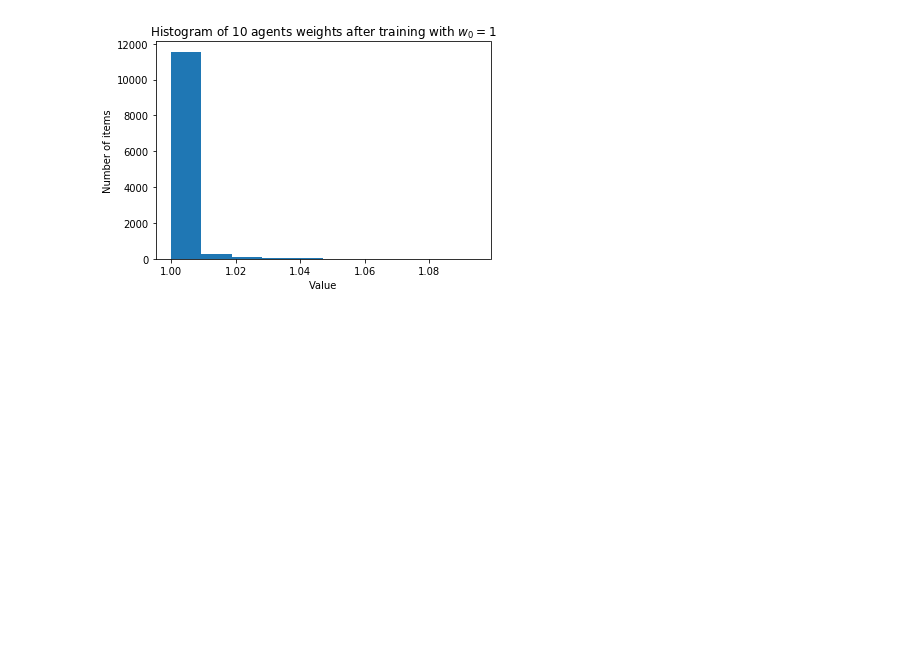
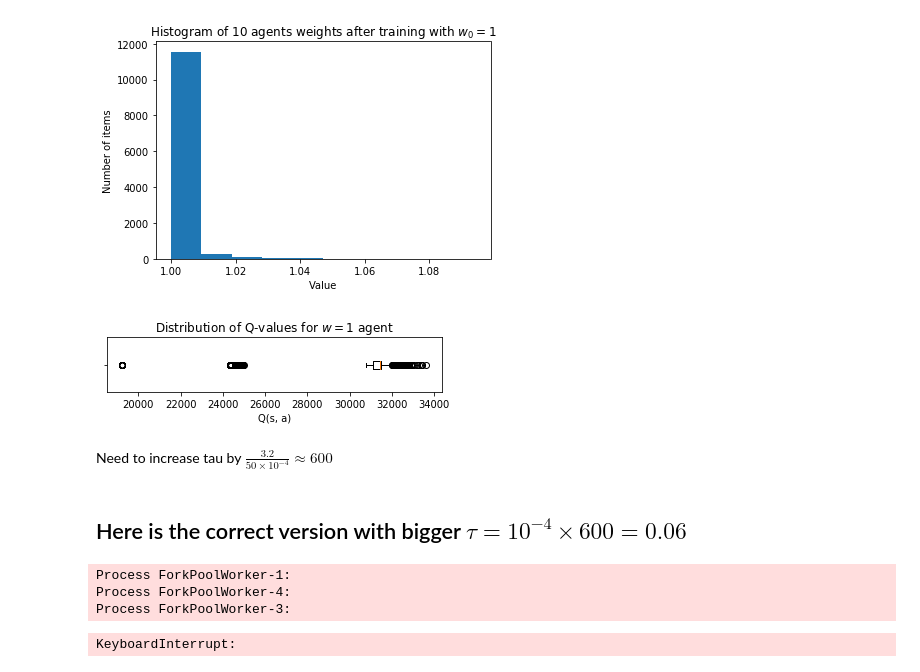
Before and after one commit to sergeivolodin/MountainCarRL, a Jupyter notebook: Sergei/weight_initialization.ipynb, the cells around one changed output. Drawn from its saved outputs; the diff is of its cells as text; code cells hidden in the pictures; blank space fills up the shorter version.

Commit message:
Add README. Add get_Q_matrix; Add weight init

```diff
--- a/Sergei/weight_initialization.ipynb
+++ b/Sergei/weight_initialization.ipynb
@@ -59,3 +59,62 @@ plt.hist(np.array([agent.w.flatten() for agent in results_weights1.values()]).fl
 plt.show()
 # %% [output]
 [figure]
+# %%
+res = []
+for agent in results_weights1.values():
+    res += list(agent.get_Q_matrix()[1].flatten())
+res = np.array(res).flatten()
+# %%
+plt.figure(figsize = (6, 1))
+plt.title('Distribution of Q-values for $w=1$ agent')
+plt.xlabel('Q(s, a)')
+plt.boxplot(np.array(res) / 1e-4, vert = False, labels = [""])
+plt.show()
+# %% [output]
+[figure, added]
+# %% [markdown]
+Need to increase tau by $\frac{3.2}{50\times 10^{-4}}\approx 600$
+# %% [markdown]
+## Here is the correct version with bigger $\tau=10^{-4}\times 600=0.06$
+# %%
+def get_agent_for_seed(seed):
+    ''' returns a trained agent for given seed '''
+    np.random.seed(seed)
+    kw = kwargs.copy()
+    kw['use_tqdm'] = False
+    return seed, get_agent(**kw)
+
+# number of repetitions
+num_agents = 3
+
+# setting some random seed (the results will be the same because seed is used explicitly as a parameter)
+np.random.seed(43)
+
+# seeds for each run
+seeds = range(num_agents)
+
+# constant arguments with best parameters from grid search
+kwargs = {'iterations': 60, 'max_steps': 5000, 'gamma': 0.99, 'tau': 0.06, 'eta': 1e-4, 'lambda_': 0.9999,
+                 'w': np.ones((3, 400))}
+
+# parameters N_agent x Eta
+parameters = list(seeds)
+
+# resulting map n_agent x weights0 -> agent
+results_weights1_ = {}
+
+# parallel loop on 4 cores with progress bar
+with Pool(4) as p, tqdm(total = len(parameters)) as pbar:
+    # loop over results
+    for res in p.imap_unordered(get_agent_for_seed, parameters):
+        # saving the key -> value pair
+        key, value = res
+        results_weights1_[key] = value
+
+        # updating progress
+        pbar.update(1)
+# %% [output]
+Process ForkPoolWorker-1:
+Process ForkPoolWorker-4:
+Process ForkPoolWorker-3:
+KeyboardInterrupt:
```
Also changed, not shown: parts of 1 cell of this notebook, 2 other files.
